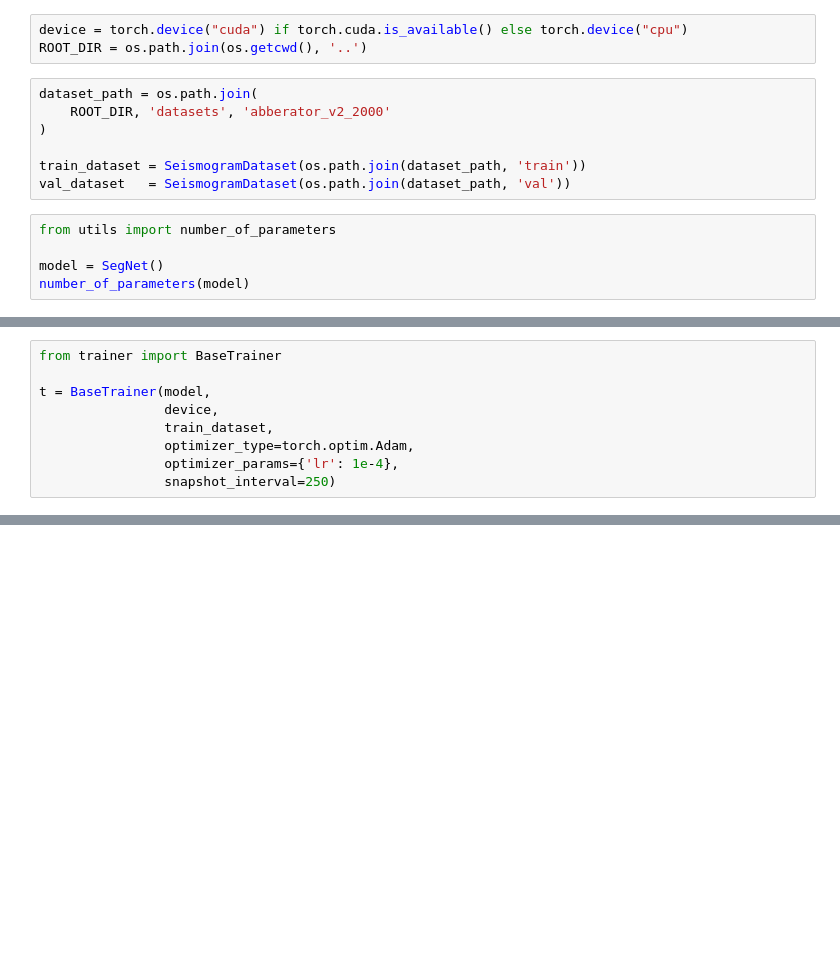
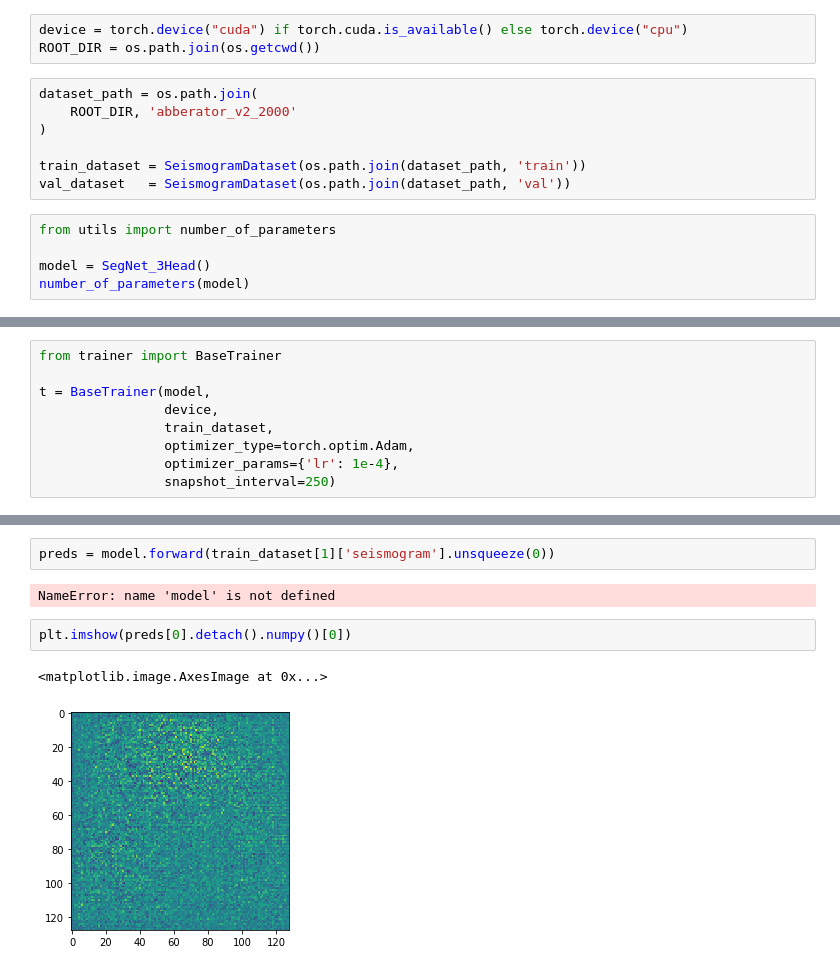
Before and after one commit to HSE-LAMBDA/RheologyReconstruction, a Jupyter notebook: pipeline/demo_local.ipynb, the cells around one changed output, grey strips where cells are left out. Cells and saved outputs as stored; diff of their text form; blank space fills up the shorter version.

```diff
--- a/pipeline/demo_local.ipynb
+++ b/pipeline/demo_local.ipynb
@@ -16,10 +16,10 @@ torch.cuda.manual_seed(seed)
 torch.backends.cudnn.deterministic = True
 # %%
 device = torch.device("cuda") if torch.cuda.is_available() else torch.device("cpu")
-ROOT_DIR = os.path.join(os.getcwd(), '..')
+ROOT_DIR = os.path.join(os.getcwd())
 # %%
 dataset_path = os.path.join(
-    ROOT_DIR, 'datasets', 'abberator_v2_2000'
+    ROOT_DIR, 'abberator_v2_2000'
 )
 
 train_dataset = SeismogramDataset(os.path.join(dataset_path, 'train'))
@@ -27,6 +27,6 @@ val_dataset   = SeismogramDataset(os.path.join(dataset_path, 'val'))
 # %%
 from utils import number_of_parameters
 
-model = SegNet()
+model = SegNet_3Head()
 number_of_parameters(model)
 # %% [output]
@@ -47,0 +54,9 @@ RuntimeError: CUDA out of memory. Tried to allocate 144.00 MiB (GPU 0; 2.95 GiB
+# %%
+preds = model.forward(train_dataset[1]['seismogram'].unsqueeze(0))
+# %% [output]
+NameError: name 'model' is not defined
+# %%
+plt.imshow(preds[0].detach().numpy()[0])
+# %% [output]
+<matplotlib.image.AxesImage at 0x...>
+[figure, added]
```
Also changed, not shown: parts of 4 cells of this notebook, 5 other files.
